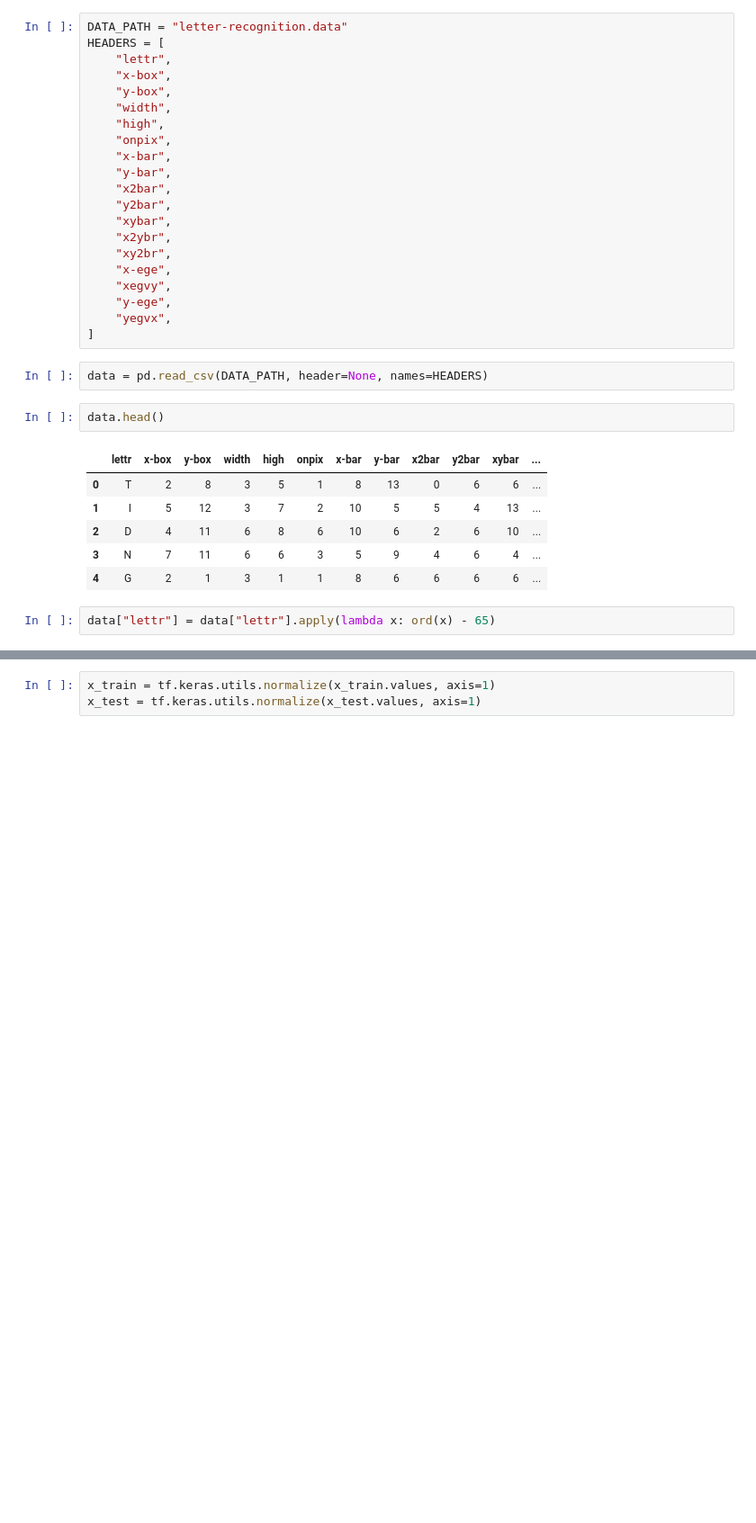
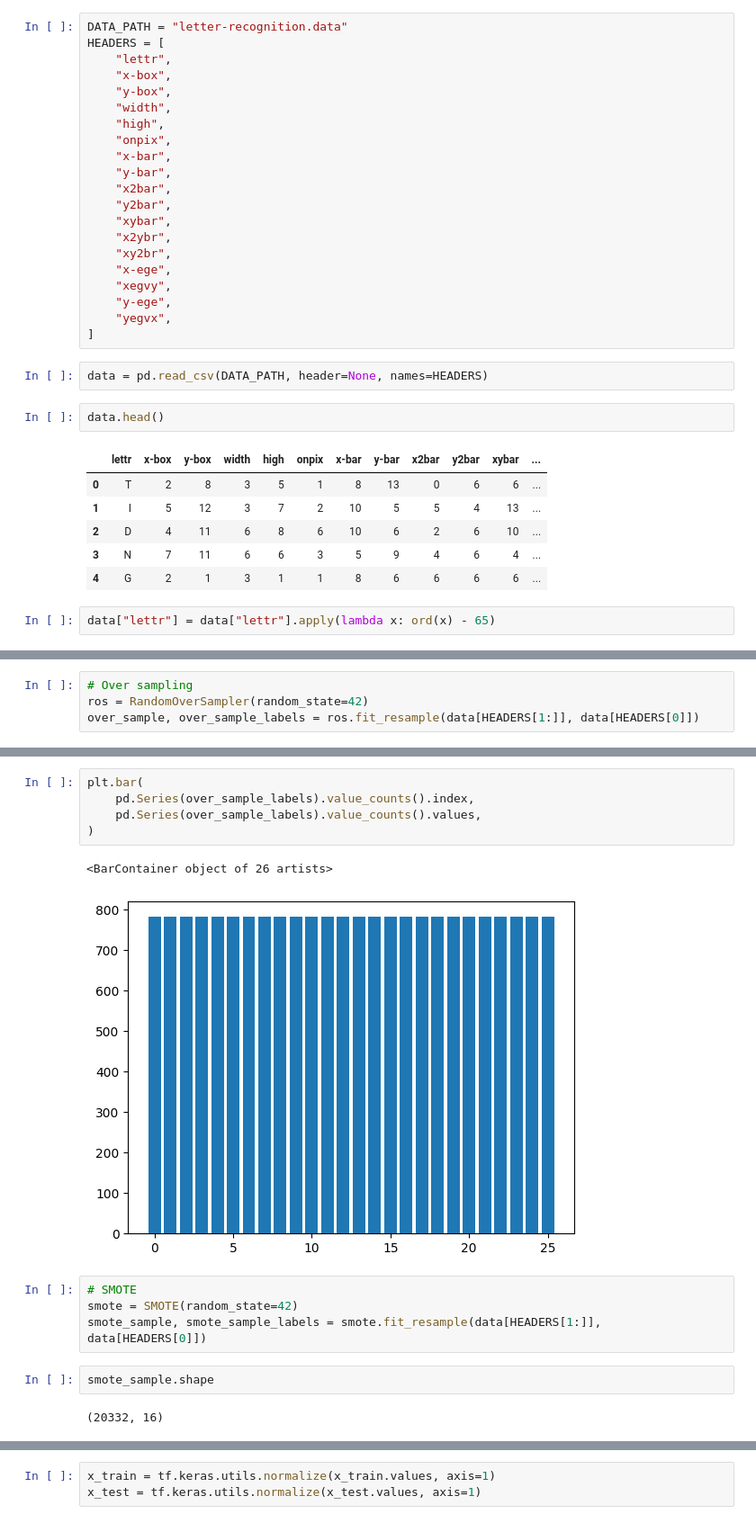
Before and after one commit to VitahuHere/pro1d, a Jupyter notebook: projekt/main.ipynb, the cells around one changed output, grey strips where cells are left out. Shown at 90% size. Saved outputs shown, nothing was run; the diff lists cells and outputs as text; blank space fills up the shorter version.

```diff
--- a/projekt/main.ipynb
+++ b/projekt/main.ipynb
@@ -42,0 +105,4 @@ data["lettr"] = data["lettr"].apply(lambda x: ord(x) - 65)
+# %%
+# Over sampling
+ros = RandomOverSampler(random_state=42)
+over_sample, over_sample_labels = ros.fit_resample(data[HEADERS[1:]], data[HEADERS[0]])
@@ -42,0 +113,16 @@ data["lettr"] = data["lettr"].apply(lambda x: ord(x) - 65)
+# %%
+plt.bar(
+    pd.Series(over_sample_labels).value_counts().index,
+    pd.Series(over_sample_labels).value_counts().values,
+)
+# %% [output]
+<BarContainer object of 26 artists>
+[figure, added]
+# %%
+# SMOTE
+smote = SMOTE(random_state=42)
+smote_sample, smote_sample_labels = smote.fit_resample(data[HEADERS[1:]], data[HEADERS[0]])
+# %%
+smote_sample.shape
+# %% [output]
+(20332, 16)
```
Also changed, not shown: parts of 21 cells of this notebook.
